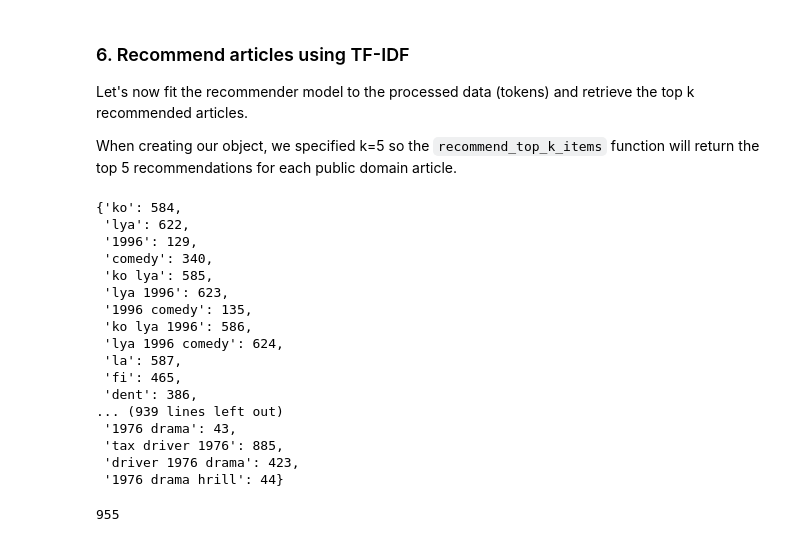
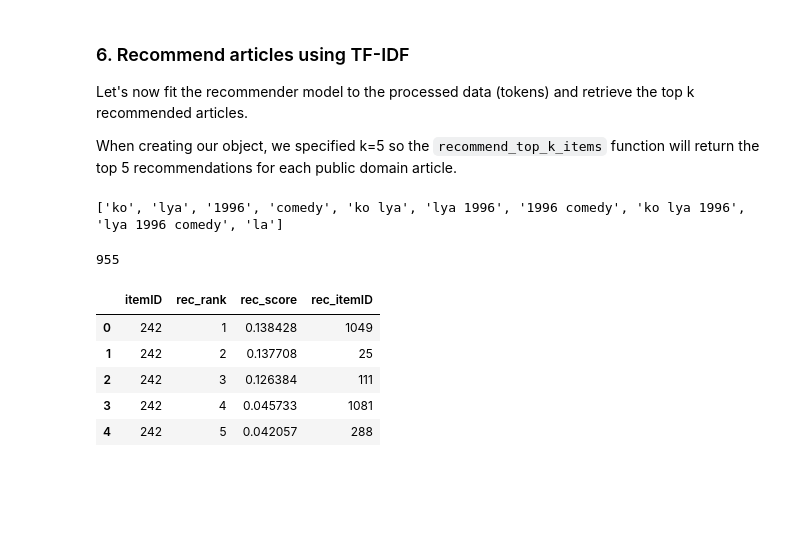
Before and after one commit to PUT-RecSys-Research/qpera-thesis, a Jupyter notebook: notebooks/CBF.ipynb, the cells around one changed output. Drawn from its saved outputs; the diff is of its cells as text; code cells hidden in the pictures; blank space fills up the shorter version.

```diff
--- a/notebooks/CBF.ipynb
+++ b/notebooks/CBF.ipynb
@@ -126,29 +153,20 @@ When creating our object, we specified k=5 so the `recommend_top_k_items` functi
 # Fit the TF-IDF vectorizer
 recommender.fit(tf, vectors_tokenized)
 tokens = recommender.get_tokens()
-tokens
+print(list(tokens.keys())[:10])
 # %% [output]
-{'ko': 584,
- 'lya': 622,
- '1996': 129,
- 'comedy': 340,
- 'ko lya': 585,
- 'lya 1996': 623,
- '1996 comedy': 135,
- 'ko lya 1996': 586,
- 'lya 1996 comedy': 624,
- 'la': 587,
- 'fi': 465,
- 'dent': 386,
-... (939 lines left out)
- '1976 drama': 43,
- 'tax driver 1976': 885,
- 'driver 1976 drama': 423,
- '1976 drama hrill': 44}
+['ko', 'lya', '1996', 'comedy', 'ko lya', 'lya 1996', '1996 comedy', 'ko lya 1996', 'lya 1996 comedy', 'la']
 # %%
 len(tokens)
 # %% [output]
 955
 # %%
-# Get recommendations
-top_k_recommendations = recommender.recommend_top_k_items(df_clean, k=5)
+top_k_items = recommender.recommend_top_k_items(df_clean, k=5)
+top_k_items.head()
+# %% [output]
+|  | itemID | rec_rank | rec_score | rec_itemID |
+| 0 | 242 | 1 | 0.138428 | 1049 |
+| 1 | 242 | 2 | 0.137708 | 25 |
+| 2 | 242 | 3 | 0.126384 | 111 |
+| 3 | 242 | 4 | 0.045733 | 1081 |
+| 4 | 242 | 5 | 0.042057 | 288 |
```
Also changed, not shown: parts of 20 cells of this notebook.
